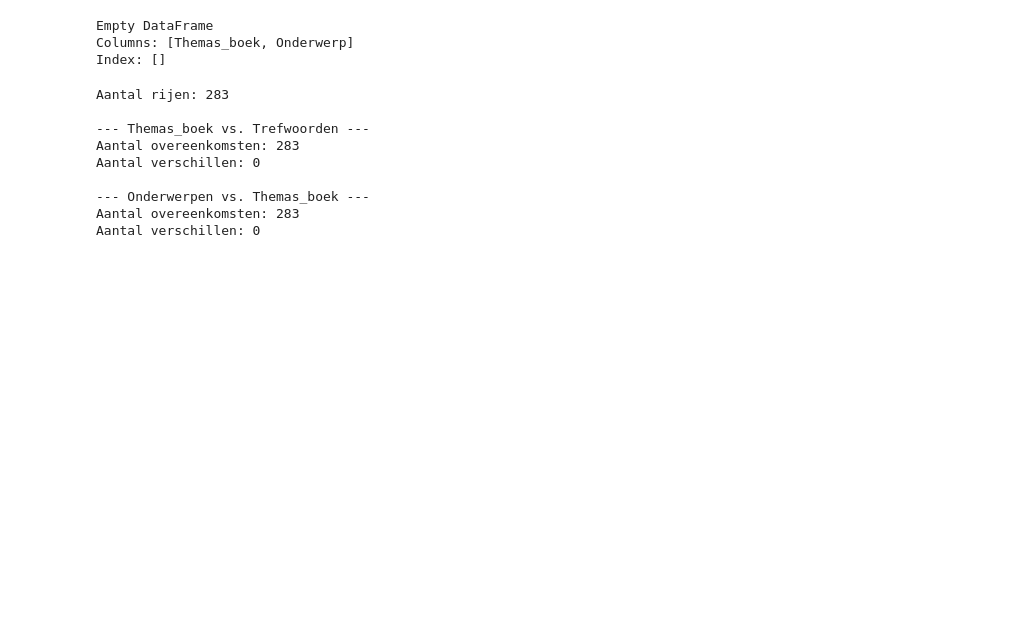
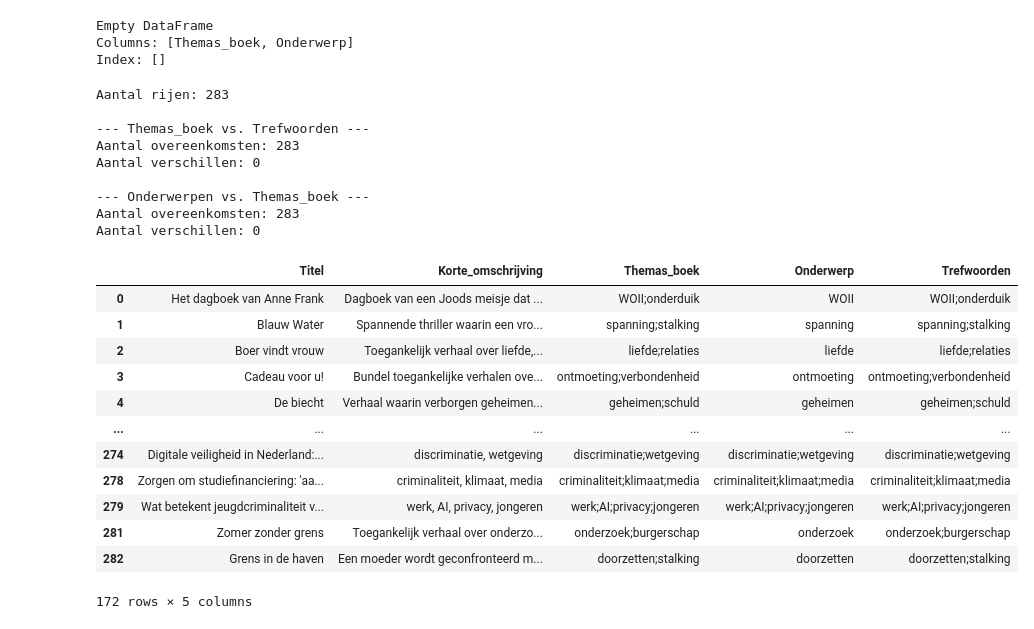
Before and after one commit to NannaLakens1/SE-2.1-2.2-LU2, a Jupyter notebook: lu2_opdrachten/2.0Opschonen.ipynb, the cells around one changed output. Cells and saved outputs as stored; diff of their text form; code cells hidden in the pictures; blank space fills up the shorter version.

```diff
--- a/lu2_opdrachten/2.0Opschonen.ipynb
+++ b/lu2_opdrachten/2.0Opschonen.ipynb
@@ -207,3 +207,22 @@ Aantal verschillen: 0
 --- Onderwerpen vs. Themas_boek ---
 Aantal overeenkomsten: 283
 Aantal verschillen: 0
+# %%
+df.loc[
+    df["Themas_boek"].notna(),
+    ["Titel", "Korte_omschrijving", "Themas_boek", "Onderwerp", "Trefwoorden"]
+]
+# %% [output]
+|  | Titel | Korte_omschrijving | Themas_boek | Onderwerp | Trefwoorden |
+| 0 | Het dagboek van Anne Frank | Dagboek van een Joods meisje dat ... | WOII;onderduik | WOII | WOII;onderduik |
+| 1 | Blauw Water | Spannende thriller waarin een vro... | spanning;stalking | spanning | spanning;stalking |
+| 2 | Boer vindt vrouw | Toegankelijk verhaal over liefde,... | liefde;relaties | liefde | liefde;relaties |
+| 3 | Cadeau voor u! | Bundel toegankelijke verhalen ove... | ontmoeting;verbondenheid | ontmoeting | ontmoeting;verbondenheid |
+| 4 | De biecht | Verhaal waarin verborgen geheimen... | geheimen;schuld | geheimen | geheimen;schuld |
+| ... | ... | ... | ... | ... | ... |
+| 274 | Digitale veiligheid in Nederland:... | discriminatie, wetgeving | discriminatie;wetgeving | discriminatie;wetgeving | discriminatie;wetgeving |
+| 278 | Zorgen om studiefinanciering: 'aa... | criminaliteit, klimaat, media | criminaliteit;klimaat;media | criminaliteit;klimaat;media | criminaliteit;klimaat;media |
+| 279 | Wat betekent jeugdcriminaliteit v... | werk, AI, privacy, jongeren | werk;AI;privacy;jongeren | werk;AI;privacy;jongeren | werk;AI;privacy;jongeren |
+| 281 | Zomer zonder grens | Toegankelijk verhaal over onderzo... | onderzoek;burgerschap | onderzoek | onderzoek;burgerschap |
+| 282 | Grens in de haven | Een moeder wordt geconfronteerd m... | doorzetten;stalking | doorzetten | doorzetten;stalking |
+172 rows × 5 columns
```
Also changed, not shown: parts of 1 cell of this notebook, 7 other files.
